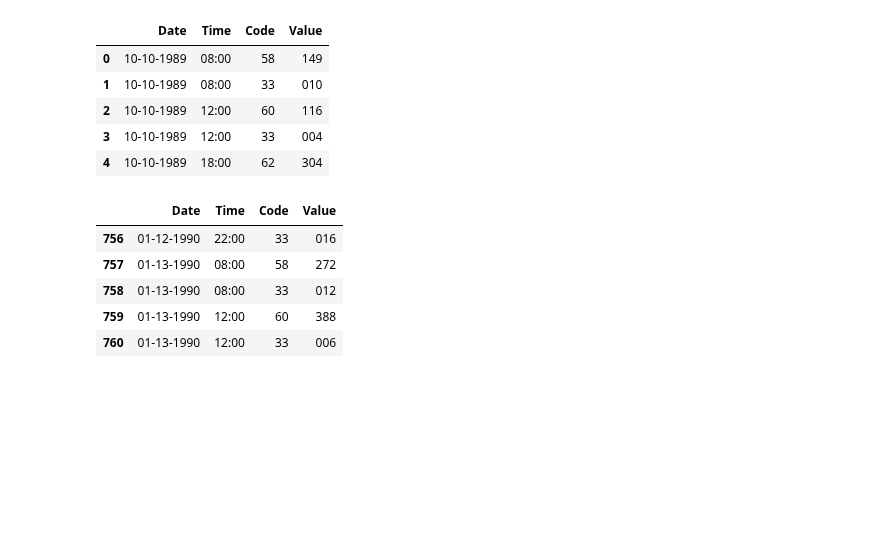
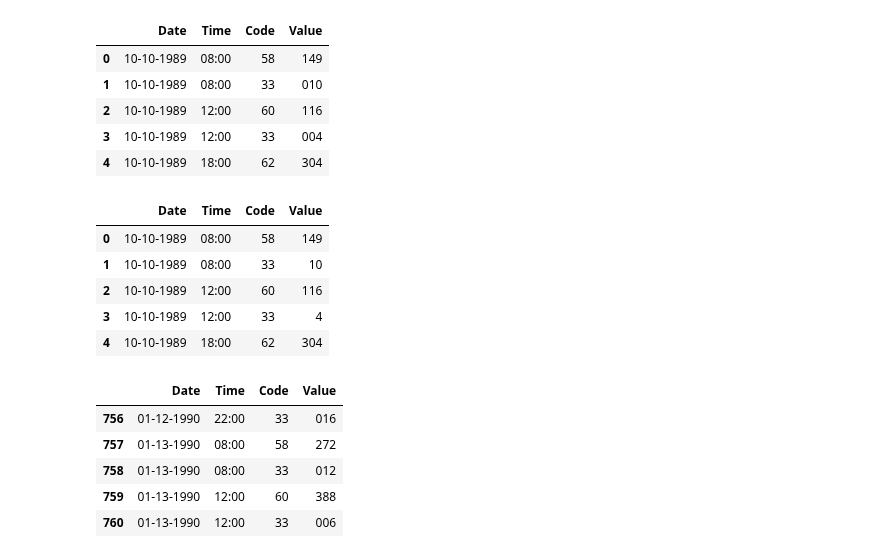
Before and after one commit to Orthologues/VAEQL_plus_Imputation, a Jupyter notebook: data_exploration.ipynb, the cells around one changed output. Saved outputs shown, nothing was run; the diff lists cells and outputs as text; code cells hidden in the pictures; blank space fills up the shorter version.

```diff
--- a/data_exploration.ipynb
+++ b/data_exploration.ipynb
@@ -159,6 +159,15 @@ uci_diabetes_df2.head()
 | 2 | 10-10-1989 | 12:00 | 60 | 116 |
 | 3 | 10-10-1989 | 12:00 | 33 | 004 |
 | 4 | 10-10-1989 | 18:00 | 62 | 304 |
+# %%
+uci_diabetes_df2.head()
+# %% [output]
+|  | Date | Time | Code | Value |
+| 0 | 10-10-1989 | 08:00 | 58 | 149 |
+| 1 | 10-10-1989 | 08:00 | 33 | 10 |
+| 2 | 10-10-1989 | 12:00 | 60 | 116 |
+| 3 | 10-10-1989 | 12:00 | 33 | 4 |
+| 4 | 10-10-1989 | 18:00 | 62 | 304 |
 # %%
 uci_diabetes_df2.tail()
 # %% [output]
```
Also changed, not shown: parts of 11 cells of this notebook.
